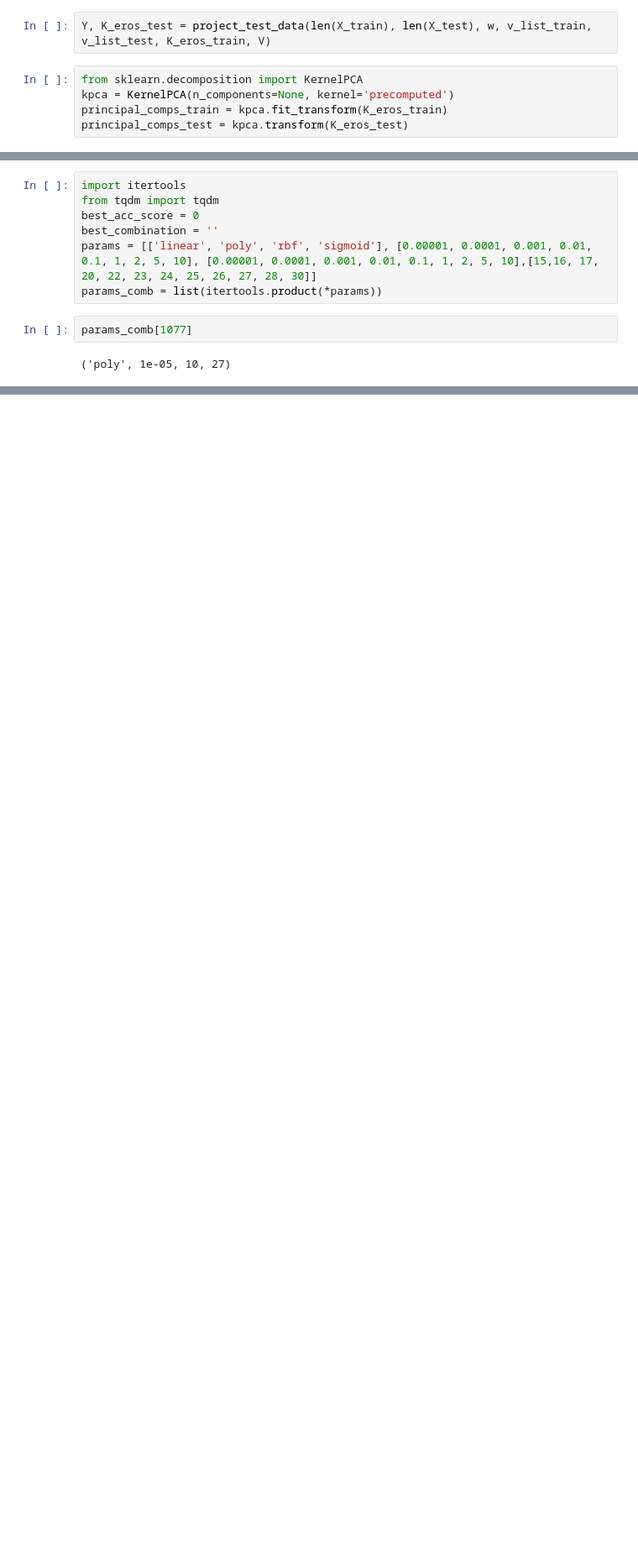
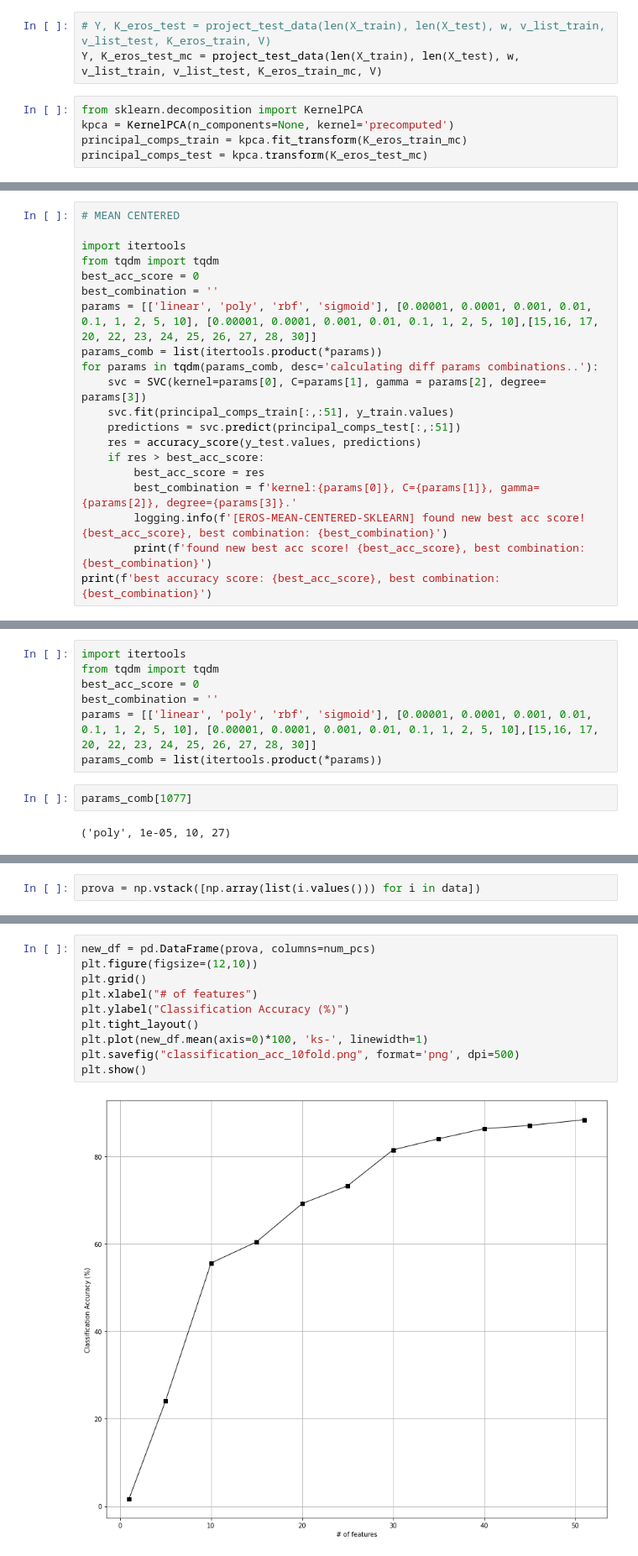
Before and after one commit to notlosca/auslan-classification, a Jupyter notebook: analysis.ipynb, the cells around one changed output, grey strips where cells are left out. Shown at 84% size. Cells and saved outputs as stored; diff of their text form; blank space fills up the shorter version.

```diff
--- a/analysis.ipynb
+++ b/analysis.ipynb
@@ -399,10 +518,11 @@ NameError: name 'X_train' is not defined
 # %%
-Y, K_eros_test = project_test_data(len(X_train), len(X_test), w, v_list_train, v_list_test, K_eros_train, V)
+# Y, K_eros_test = project_test_data(len(X_train), len(X_test), w, v_list_train, v_list_test, K_eros_train, V)
+Y, K_eros_test_mc = project_test_data(len(X_train), len(X_test), w, v_list_train, v_list_test, K_eros_train_mc, V)
 # %%
 from sklearn.decomposition import KernelPCA
 kpca = KernelPCA(n_components=None, kernel='precomputed')
-principal_comps_train = kpca.fit_transform(K_eros_train)
-principal_comps_test = kpca.transform(K_eros_test)
+principal_comps_train = kpca.fit_transform(K_eros_train_mc)
+principal_comps_test = kpca.transform(K_eros_test_mc)
 # %%
 V.shape, Y.shape
 # %% [output]
@@ -453,3 +616,23 @@ found new best acc score! 0.19455252918287938, best combination: kernel:linear,
 found new best acc score! 0.5875486381322957, best combination: kernel:linear, C=0.1, gamma=1e-05, degree=15.
 found new best acc score! 0.7898832684824902, best combination: kernel:linear, C=1, gamma=1e-05, degree=15.
 found new best acc score! 0.7937743190661478, best combination: kernel:linear, C=2, gamma=1e-05, degree=15.
+# %%
+# MEAN CENTERED
+
+import itertools
+from tqdm import tqdm
+best_acc_score = 0
+best_combination = ''
+params = [['linear', 'poly', 'rbf', 'sigmoid'], [0.00001, 0.0001, 0.001, 0.01, 0.1, 1, 2, 5, 10], [0.00001, 0.0001, 0.001, 0.01, 0.1, 1, 2, 5, 10],[15,16, 17, 20, 22, 23, 24, 25, 26, 27, 28, 30]]
+params_comb = list(itertools.product(*params))
+for params in tqdm(params_comb, desc='calculating diff params combinations..'):
+    svc = SVC(kernel=params[0], C=params[1], gamma = params[2], degree= params[3])
+    svc.fit(principal_comps_train[:,:51], y_train.values)
+    predictions = svc.predict(principal_comps_test[:,:51])
+    res = accuracy_score(y_test.values, predictions)
+    if res > best_acc_score:
+        best_acc_score = res
+        best_combination = f'kernel:{params[0]}, C={params[1]}, gamma={params[2]}, degree={params[3]}.'
+        logging.info(f'[EROS-MEAN-CENTERED-SKLEARN] found new best acc score! {best_acc_score}, best combination: {best_combination}')
+        print(f'found new best acc score! {best_acc_score}, best combination: {best_combination}')
+print(f'best accuracy score: {best_acc_score}, best combination: {best_combination}')
@@ -466,0 +755,2 @@ params_comb[1077]
+# %%
+prova = np.vstack([np.array(list(i.values())) for i in data])
@@ -466,0 +766,12 @@ params_comb[1077]
+# %%
+new_df = pd.DataFrame(prova, columns=num_pcs)
+plt.figure(figsize=(12,10))
+plt.grid()
+plt.xlabel("# of features")
+plt.ylabel("Classification Accuracy (%)")
+plt.tight_layout()
+plt.plot(new_df.mean(axis=0)*100, 'ks-', linewidth=1)
+plt.savefig("classification_acc_10fold.png", format='png', dpi=500)
+plt.show()
+# %% [output]
+[figure, added]
```
Also changed, not shown: parts of 24 cells of this notebook, 1 other file.
